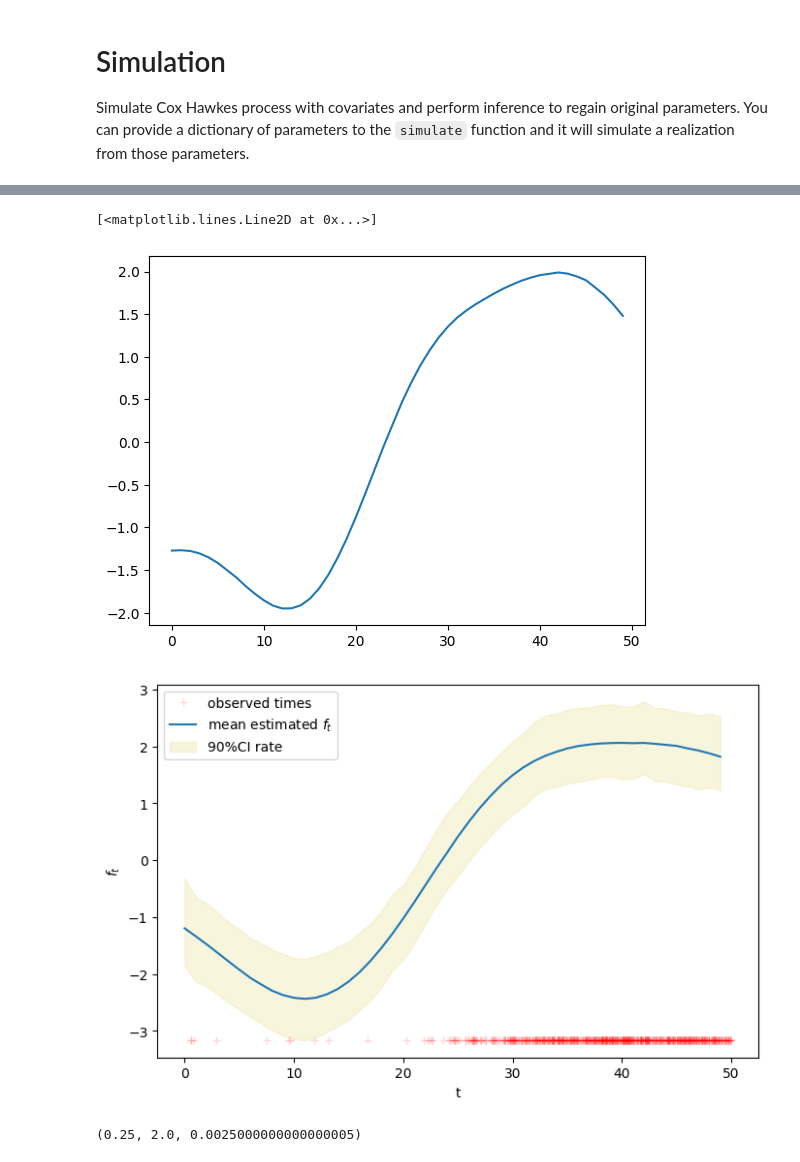
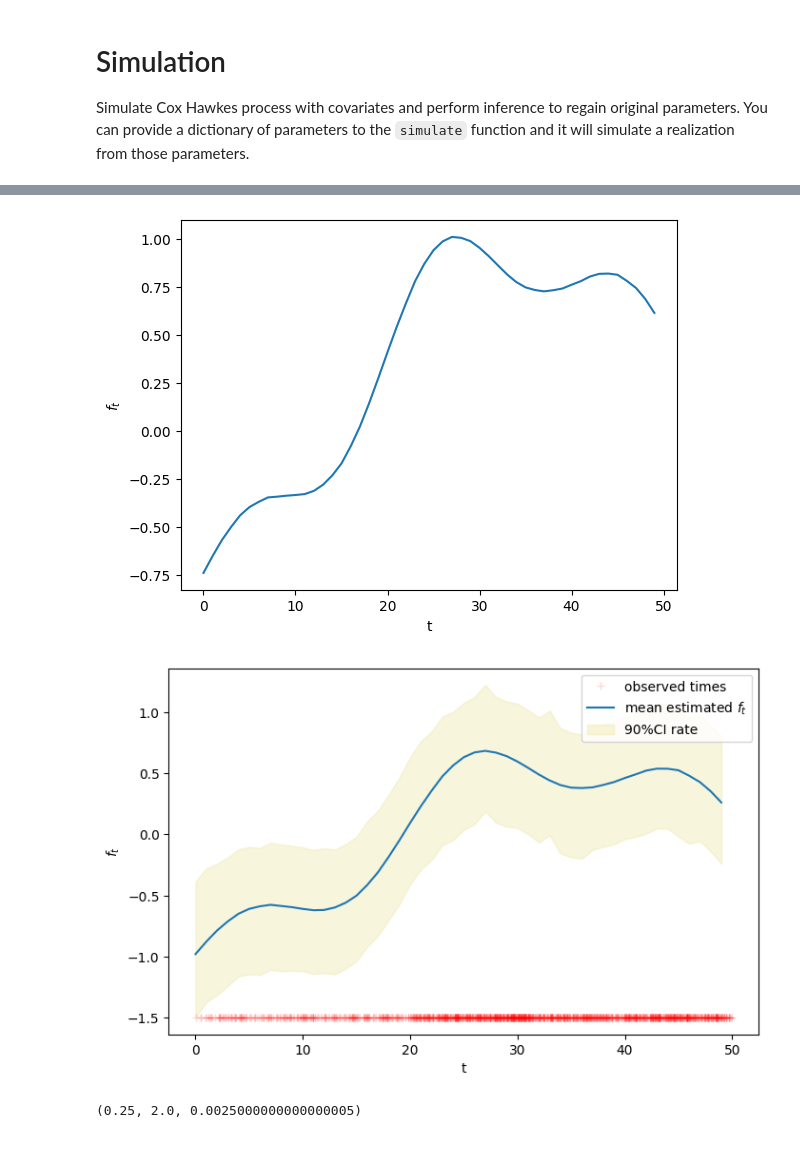
Before and after one commit to imanring/BSTPP, a Jupyter notebook: demo.ipynb, the cells around one changed output, grey strips where cells are left out. Drawn from its saved outputs; the diff is of its cells as text; code cells hidden in the pictures.

```diff
--- a/demo.ipynb
+++ b/demo.ipynb
@@ -342,7 +344,7 @@ model = Hawkes_Model(pd.DataFrame({'X':[1],'Y':[1],'T':[1]}),#spatiotemporal poi
                     )
 # %%
 model.args['sp_var_mu'] = 1.
-par = {'alpha':0.25,'beta':2.,'a_0':.5,'sigmax_2':0.05**2,
+par = {'alpha':0.25,'beta':2.,'a_0':1.0,'sigmax_2':0.05**2,
        'z_spatial':np.random.normal(size=20),'z_temporal':np.random.normal(size=11),
        'w':w
       }
@@ -399,13 +401,15 @@ model.plot_spatial(include_cov=True)
 # %%
 import matplotlib.pyplot as plt
 plt.plot(par['f_t'])
+plt.xlabel("t")
+plt.ylabel("$f_t$")
+plt.show()
 # %% [output]
-[<matplotlib.lines.Line2D at 0x...>]
-[figure, old version]
+[figure, new version]
 # %%
 model.plot_temporal()
 # %% [output]
-[figure, old version]
+[figure, new version]
 # %%
 par['alpha'],par['beta'],par['sigmax_2']
 # %% [output]
```
Also changed, not shown: parts of 10 cells of this notebook, 1 other file.
